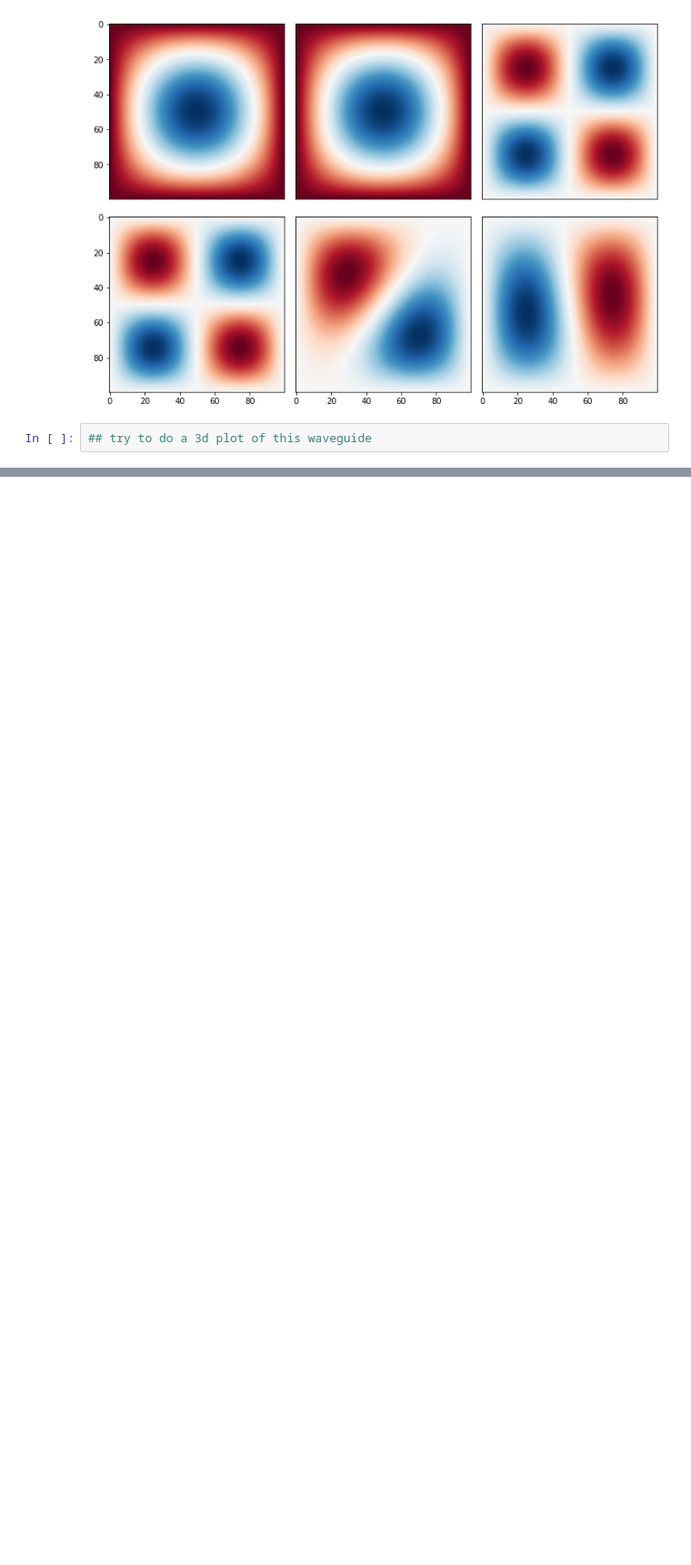
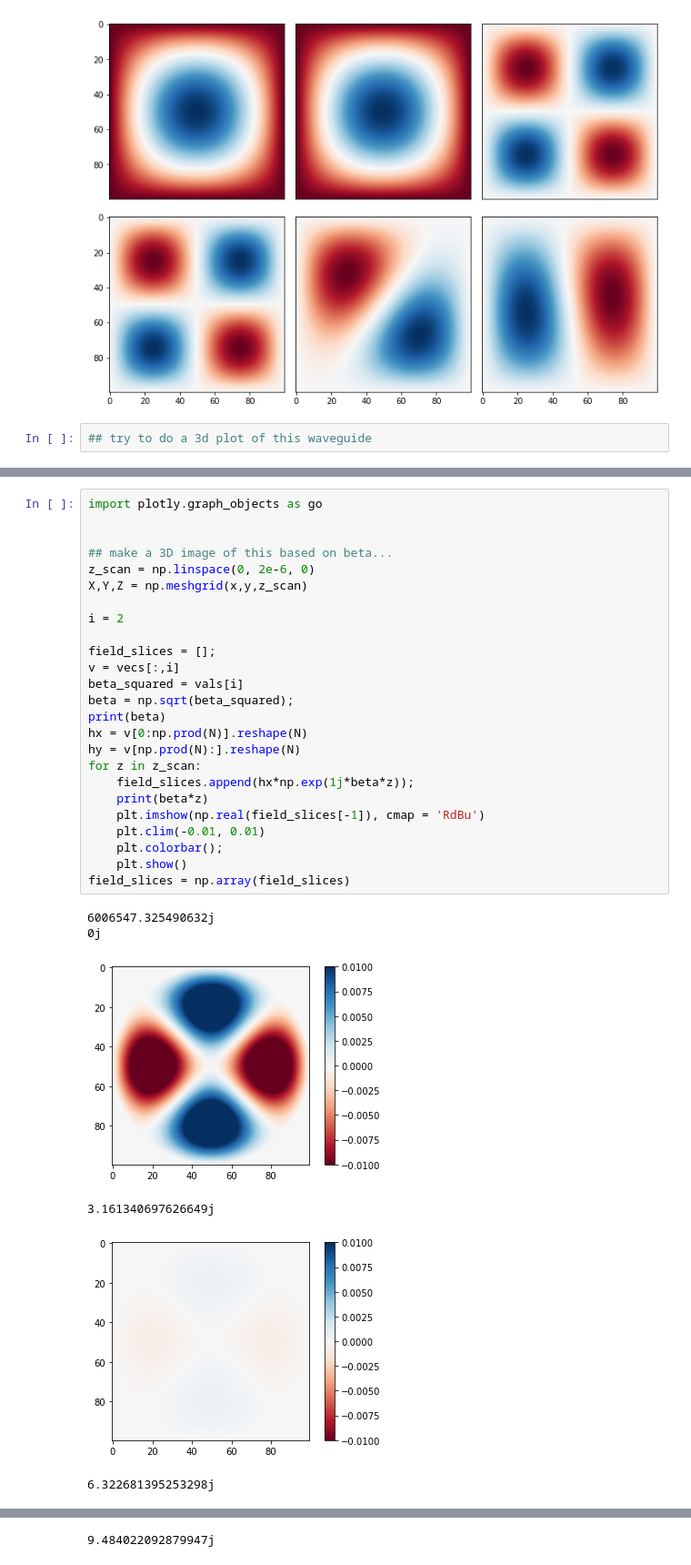
Before and after one commit to zhaonat/eigenwell, a Jupyter notebook: notebooks/3D perfect metal waveguide solve.ipynb, the cells around one changed output, grey strips where cells are left out. Shown at 91% size. Cells and saved outputs as stored; diff of their text form; blank space fills up the shorter version.

```diff
--- a/notebooks/3D perfect metal waveguide solve.ipynb
+++ b/notebooks/3D perfect metal waveguide solve.ipynb
@@ -210,0 +242,32 @@ plt.show();
+# %%
+import plotly.graph_objects as go
+
+
+## make a 3D image of this based on beta...
+z_scan = np.linspace(0, 2e-6, 0)
+X,Y,Z = np.meshgrid(x,y,z_scan)
+
+i = 2
+
+field_slices = [];
+v = vecs[:,i]
+beta_squared = vals[i]
+beta = np.sqrt(beta_squared);
+print(beta)
+hx = v[0:np.prod(N)].reshape(N)
+hy = v[np.prod(N):].reshape(N)
+for z in z_scan:
+    field_slices.append(hx*np.exp(1j*beta*z));
+    print(beta*z)
+    plt.imshow(np.real(field_slices[-1]), cmap = 'RdBu')
+    plt.clim(-0.01, 0.01)
+    plt.colorbar();
+    plt.show()
+field_slices = np.array(field_slices)
+# %% [output]
+6006547.325490632j
+0j
+[figure, added]
+3.161340697626649j
+[figure, added]
+6.322681395253298j
@@ -210,0 +275 @@ plt.show();
+9.484022092879947j
```
Also changed, not shown: parts of 9 cells of this notebook, 4 other files.
